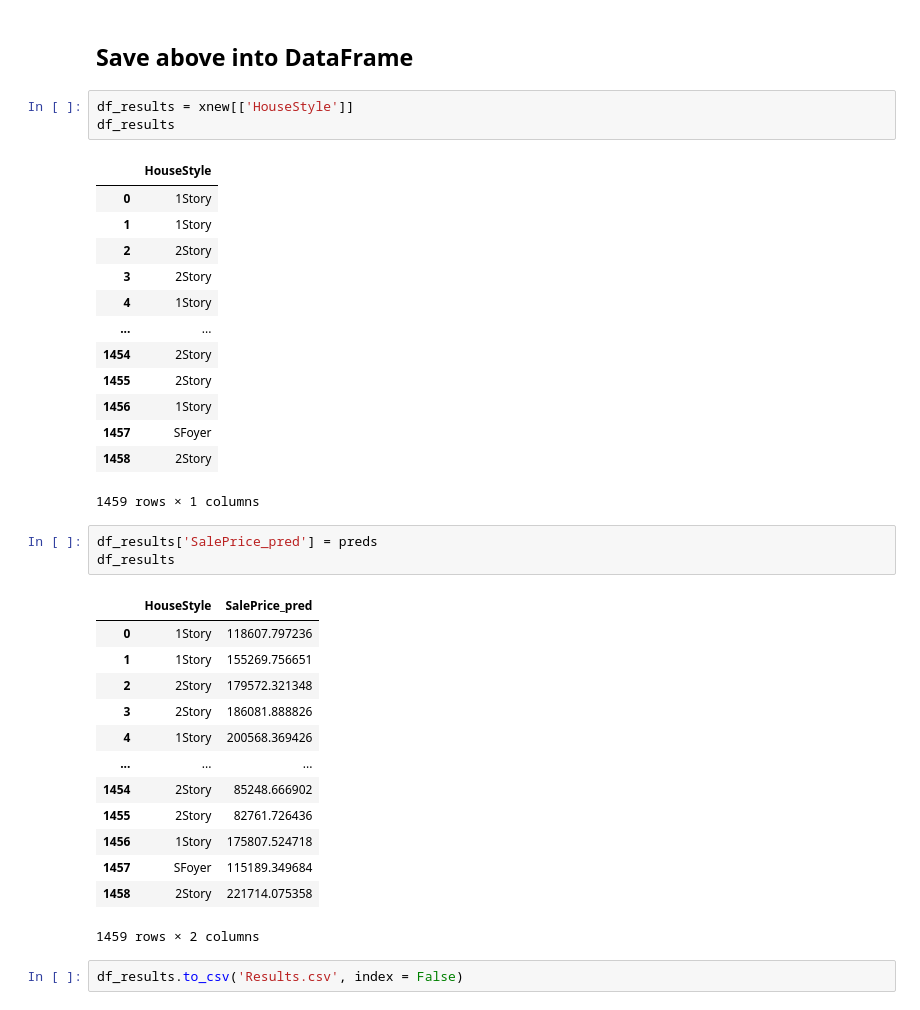
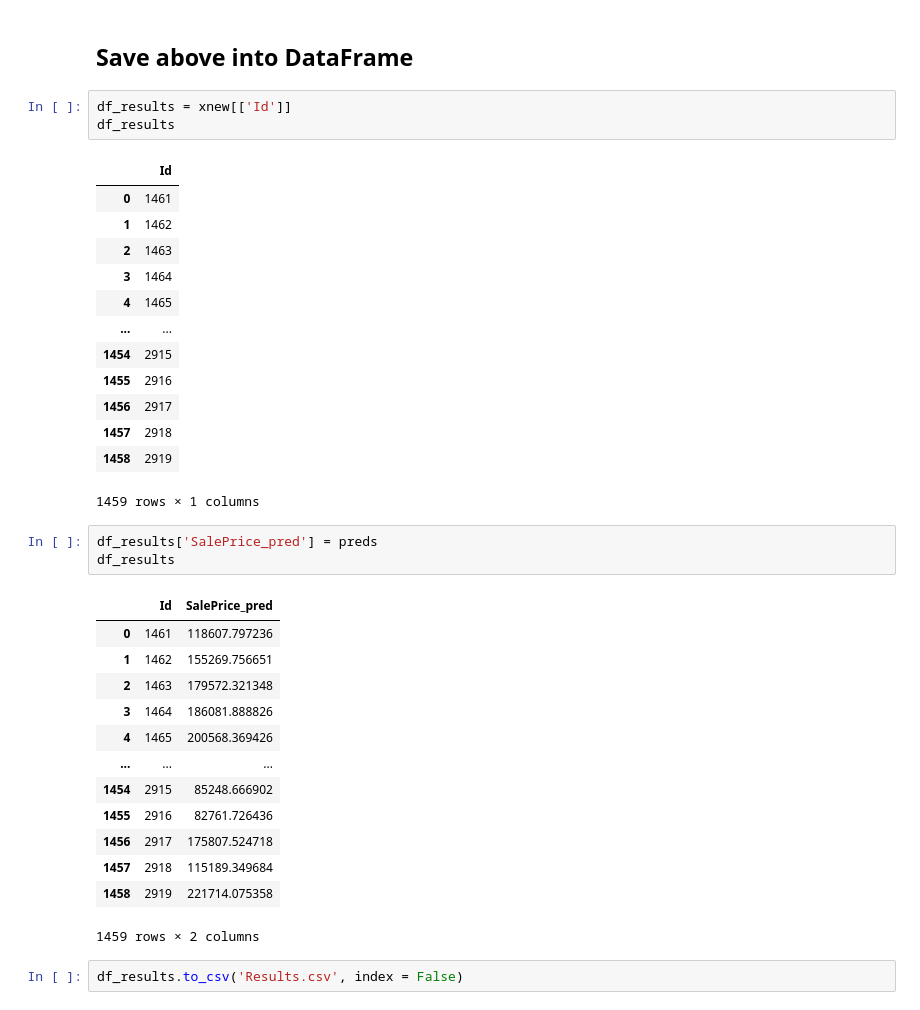
Before and after one commit to Yash2161/Machine-Learning, a Jupyter notebook: Regression Project/Regression_project.ipynb, the cells around one changed output. Drawn from its saved outputs; the diff is of its cells as text.

```diff
--- a/Regression Project/Regression_project.ipynb
+++ b/Regression Project/Regression_project.ipynb
@@ -664,38 +664,38 @@ array([118607.79723585, 155269.7566509 , 179572.32134798, ...,
 # %% [markdown]
 ## Save above into DataFrame
 # %%
-df_results = xnew[['HouseStyle']]
+df_results = xnew[['Id']]
 df_results
 # %% [output]
-|  | HouseStyle |
-| 0 | 1Story |
-| 1 | 1Story |
-| 2 | 2Story |
-| 3 | 2Story |
-| 4 | 1Story |
+|  | Id |
+| 0 | 1461 |
+| 1 | 1462 |
+| 2 | 1463 |
+| 3 | 1464 |
+| 4 | 1465 |
 | ... | ... |
-| 1454 | 2Story |
-| 1455 | 2Story |
-| 1456 | 1Story |
-| 1457 | SFoyer |
-| 1458 | 2Story |
+| 1454 | 2915 |
+| 1455 | 2916 |
+| 1456 | 2917 |
+| 1457 | 2918 |
+| 1458 | 2919 |
 1459 rows × 1 columns
 # %%
 df_results['SalePrice_pred'] = preds
 df_results
 # %% [output]
-|  | HouseStyle | SalePrice_pred |
-| 0 | 1Story | 118607.797236 |
-| 1 | 1Story | 155269.756651 |
-| 2 | 2Story | 179572.321348 |
-| 3 | 2Story | 186081.888826 |
-| 4 | 1Story | 200568.369426 |
+|  | Id | SalePrice_pred |
+| 0 | 1461 | 118607.797236 |
+| 1 | 1462 | 155269.756651 |
+| 2 | 1463 | 179572.321348 |
+| 3 | 1464 | 186081.888826 |
+| 4 | 1465 | 200568.369426 |
 | ... | ... | ... |
-| 1454 | 2Story | 85248.666902 |
-| 1455 | 2Story | 82761.726436 |
-| 1456 | 1Story | 175807.524718 |
-| 1457 | SFoyer | 115189.349684 |
-| 1458 | 2Story | 221714.075358 |
+| 1454 | 2915 | 85248.666902 |
+| 1455 | 2916 | 82761.726436 |
+| 1456 | 2917 | 175807.524718 |
+| 1457 | 2918 | 115189.349684 |
+| 1458 | 2919 | 221714.075358 |
 1459 rows × 2 columns
 # %%
 df_results.to_csv('Results.csv', index = False)
```
Also changed, not shown: 1 other file.
